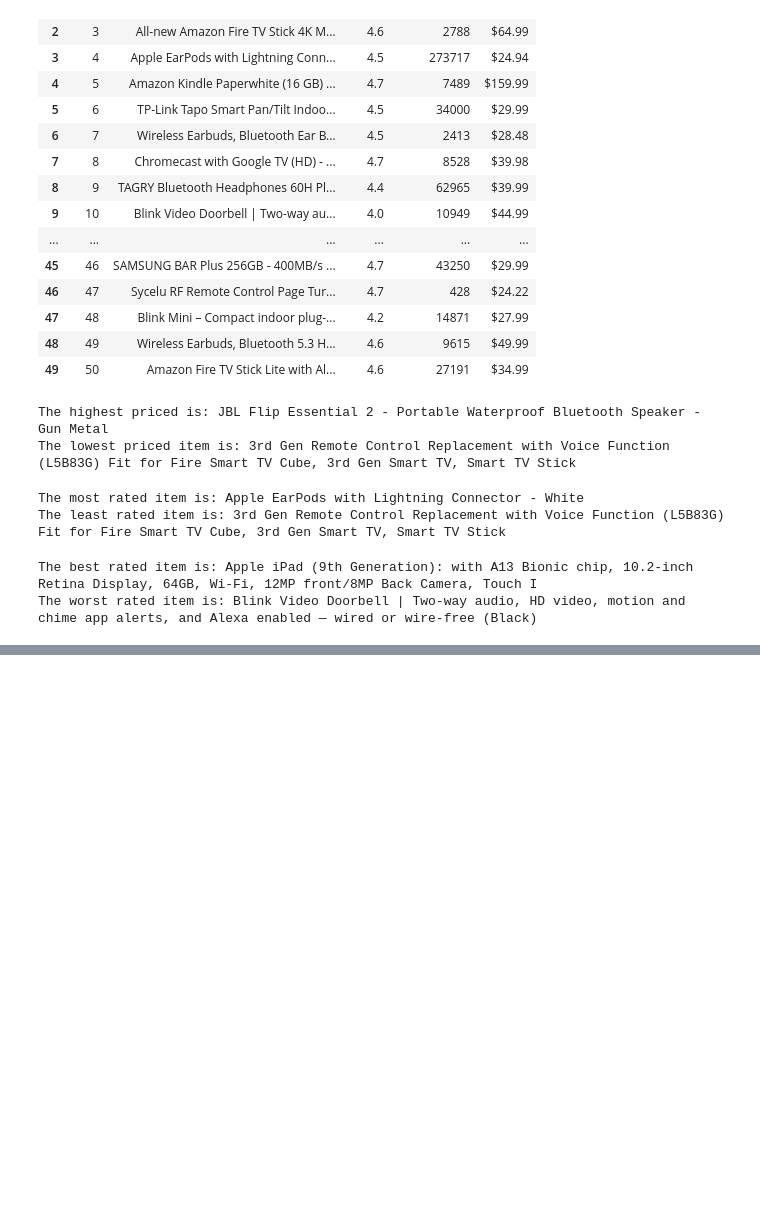
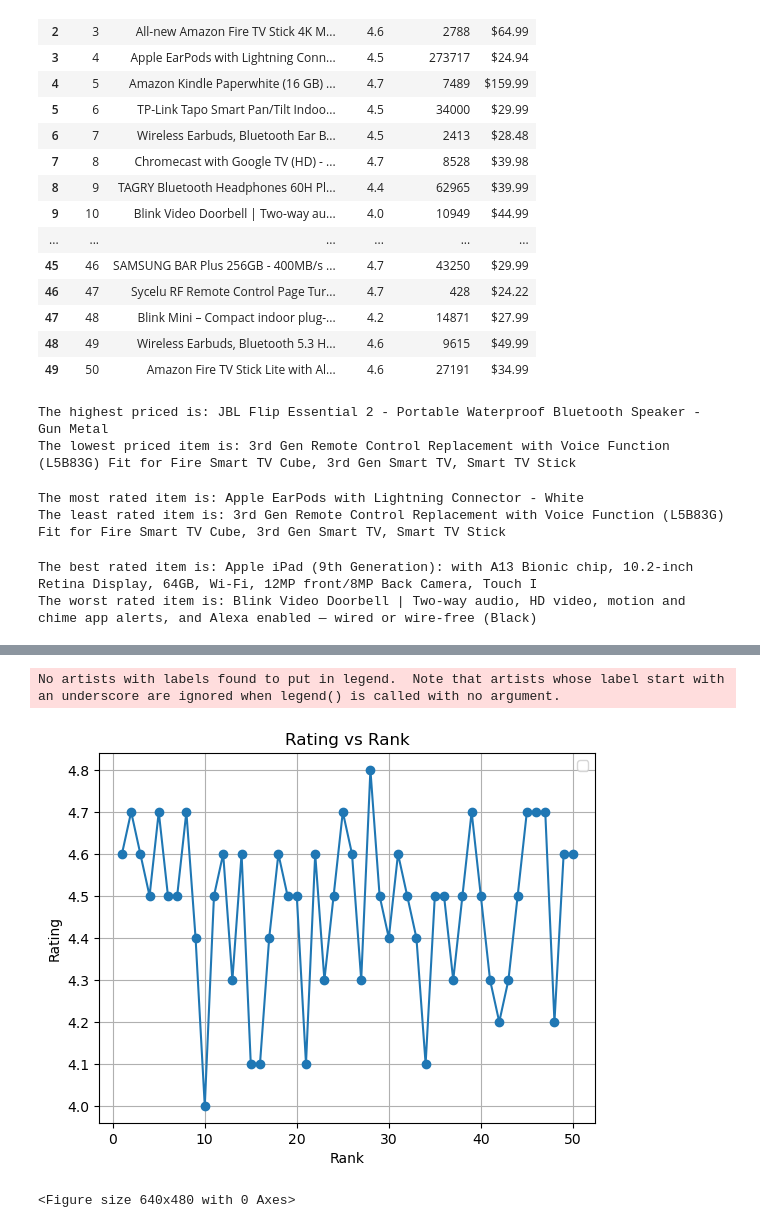
Before and after one commit to jayparikh1998/Project-3, a Jupyter notebook: electronics_cleaned.ipynb, the cells around one changed output, grey strips where cells are left out. Cells and saved outputs as stored; diff of their text form; code cells hidden in the pictures; blank space fills up the shorter version.

```diff
--- a/electronics_cleaned.ipynb
+++ b/electronics_cleaned.ipynb
@@ -198,0 +234,18 @@ The worst rated item is: Blink Video Doorbell | Two-way audio, HD video, motion
+# %%
+# Preprocess the rank column by converting it to integer
+data['rank'] = data['rank'].astype(int)
+
+# Generate the line plot comparing rank vs rating
+plt.title('Rating vs Rank')
+plt.plot(data['rank'], data['rating'], marker='o', linestyle='-')
+plt.xlabel('Rank')
+plt.ylabel('Rating')
+plt.legend()
+plt.grid(True)
+plt.show()
+
+plt.savefig('images/electronics_line.png')
+# %% [output]
+No artists with labels found to put in legend.  Note that artists whose label start with an underscore are ignored when legend() is called with no argument.
+[figure, added]
+<Figure size 640x480 with 0 Axes>
```
Also changed, not shown: parts of 1 cell of this notebook, 4 other files.
